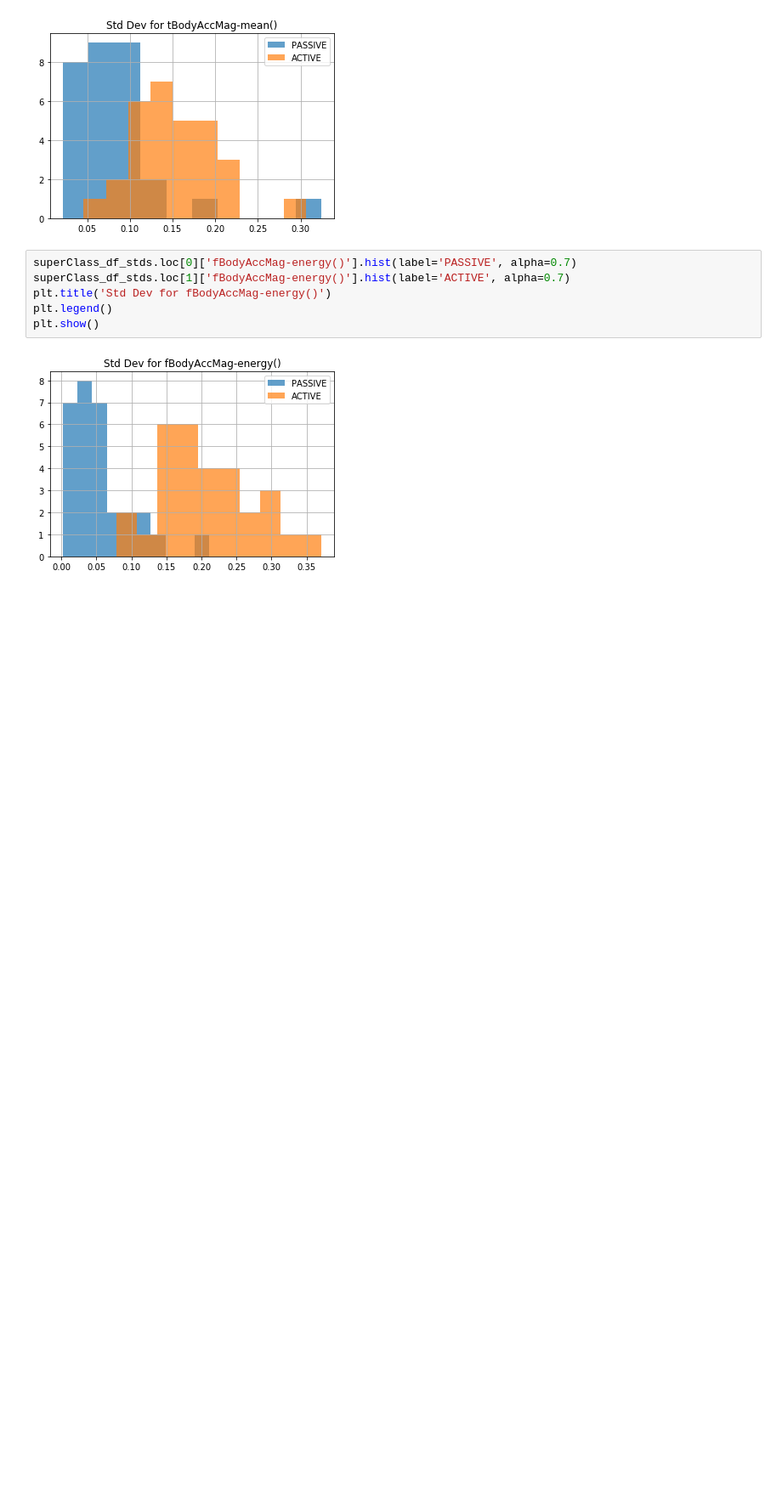
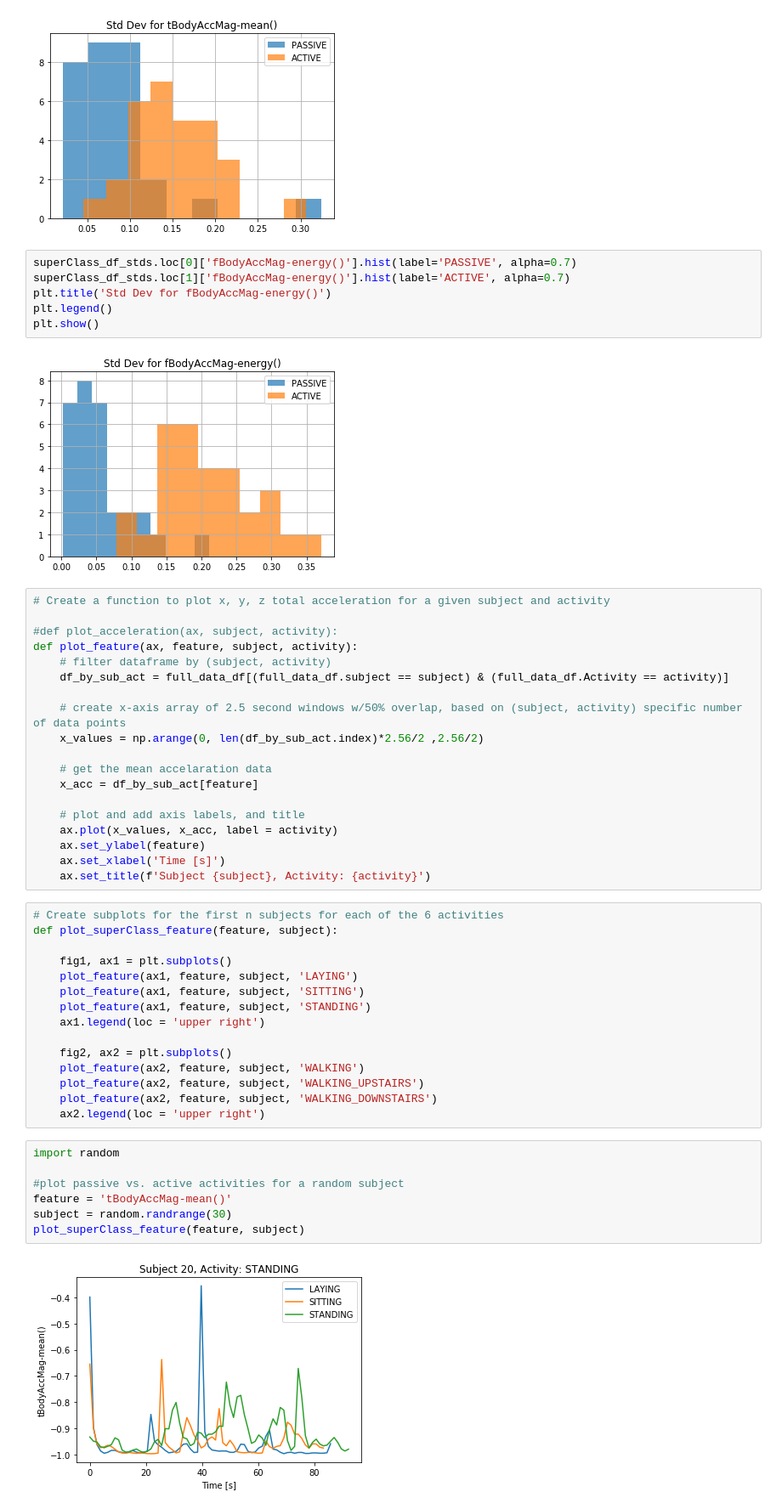
Before and after one commit to s-weisenberg/Data-Science-Projects, a Jupyter notebook: Capstone_Project_2/notebooks/Statistical_Analysis.ipynb, the cells around one changed output. Shown at 85% size. Drawn from its saved outputs; the diff is of its cells as text; blank space fills up the shorter version.

```diff
--- a/Capstone_Project_2/notebooks/Statistical_Analysis.ipynb
+++ b/Capstone_Project_2/notebooks/Statistical_Analysis.ipynb
@@ -170,3 +170,46 @@ plt.legend()
 plt.show()
 # %% [output]
 [figure]
+# %%
+# Create a function to plot x, y, z total acceleration for a given subject and activity
+
+#def plot_acceleration(ax, subject, activity):
+def plot_feature(ax, feature, subject, activity):
+    # filter dataframe by (subject, activity)
+    df_by_sub_act = full_data_df[(full_data_df.subject == subject) & (full_data_df.Activity == activity)]
+
+    # create x-axis array of 2.5 second windows w/50% overlap, based on (subject, activity) specific number of data points
+    x_values = np.arange(0, len(df_by_sub_act.index)*2.56/2 ,2.56/2)
+
+    # get the mean accelaration data
+    x_acc = df_by_sub_act[feature]
+
+    # plot and add axis labels, and title
+    ax.plot(x_values, x_acc, label = activity)
+    ax.set_ylabel(feature)
+    ax.set_xlabel('Time [s]')
+    ax.set_title(f'Subject {subject}, Activity: {activity}')
+# %%
+# Create subplots for the first n subjects for each of the 6 activities
+def plot_superClass_feature(feature, subject):
+
+    fig1, ax1 = plt.subplots()
+    plot_feature(ax1, feature, subject, 'LAYING')
+    plot_feature(ax1, feature, subject, 'SITTING')
+    plot_feature(ax1, feature, subject, 'STANDING')
+    ax1.legend(loc = 'upper right')
+
+    fig2, ax2 = plt.subplots()
+    plot_feature(ax2, feature, subject, 'WALKING')
+    plot_feature(ax2, feature, subject, 'WALKING_UPSTAIRS')
+    plot_feature(ax2, feature, subject, 'WALKING_DOWNSTAIRS')
+    ax2.legend(loc = 'upper right')
+# %%
+import random
+
+#plot passive vs. active activities for a random subject
+feature = 'tBodyAccMag-mean()'
+subject = random.randrange(30)
+plot_superClass_feature(feature, subject)
+# %% [output]
+[figure, added]
```
Also changed, not shown: parts of 2 cells of this notebook.
